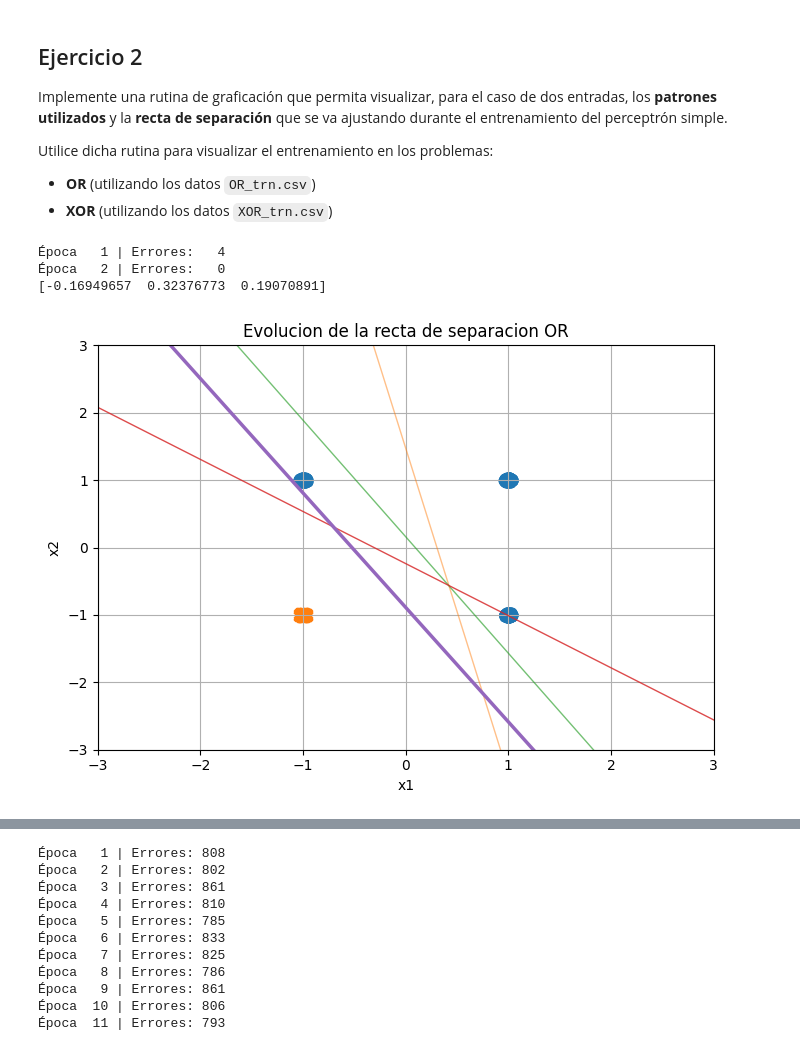
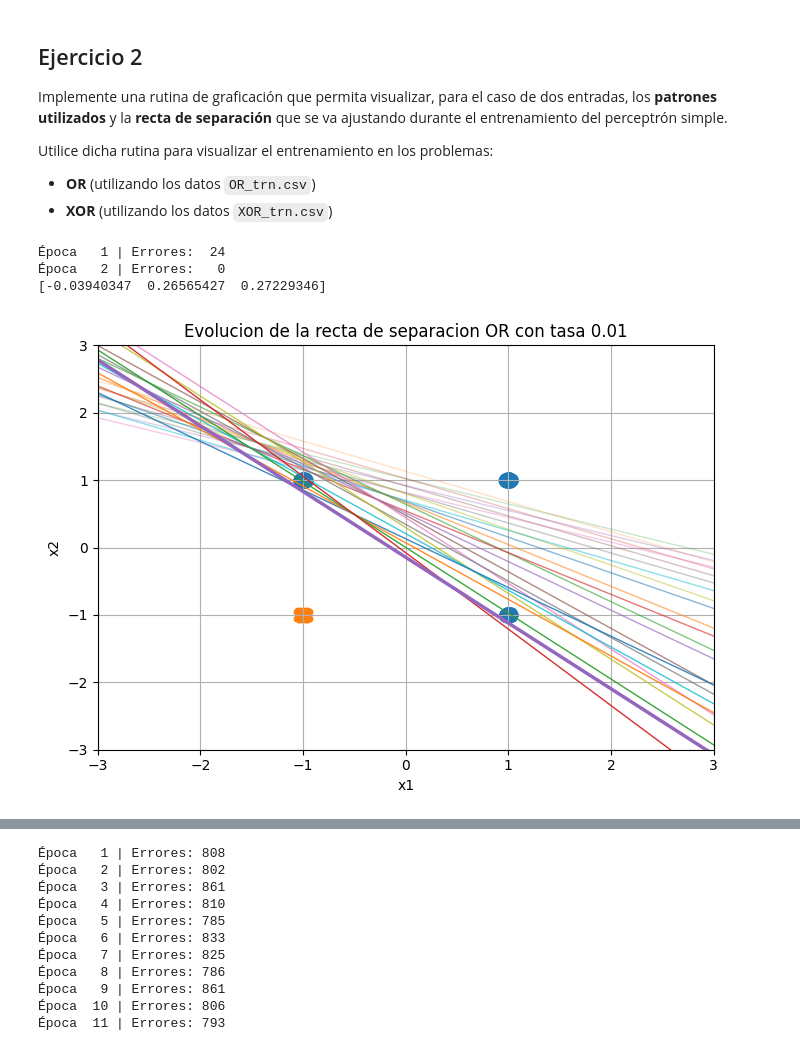
Before and after one commit to FaustoGabini/Inteligencia-Computacional, a Jupyter notebook: Guia1/ex2.ipynb, the cells around one changed output, grey strips where cells are left out. Saved outputs shown, nothing was run; the diff lists cells and outputs as text; code cells hidden in the pictures.

```diff
--- a/Guia1/ex2.ipynb
+++ b/Guia1/ex2.ipynb
@@ -49,15 +49,15 @@ def plot(inputs, output, weight_list, title):
 X_train, y_train = PerceptronSimple.cargar_csv("./data/OR_trn.csv")
 X_test, y_test = PerceptronSimple.cargar_csv("./data/OR_tst.csv")
 
-p = PerceptronSimple(tasa_aprendizaje=0.05, max_epocas=10, tolerancia=0)
+p = PerceptronSimple(tasa_aprendizaje=0.01, max_epocas=10, tolerancia=0)
 p.entrenar(X_train, y_train)
 
 print(p.w)
 # %% [output]
-Época   1 | Errores:   4
+Época   1 | Errores:  24
 Época   2 | Errores:   0
-[-0.16949657  0.32376773  0.19070891]
+[-0.03940347  0.26565427  0.27229346]
 # %%
-plot(X_train, y_train, p.hist_w, "Evolucion de la recta de separacion OR")
+plot(X_train, y_train, p.hist_w, "Evolucion de la recta de separacion OR con tasa 0.01")
 # %% [output]
-[figure, old version]
+[figure, new version]
```
Also changed, not shown: parts of 3 cells of this notebook, 2 other files.
